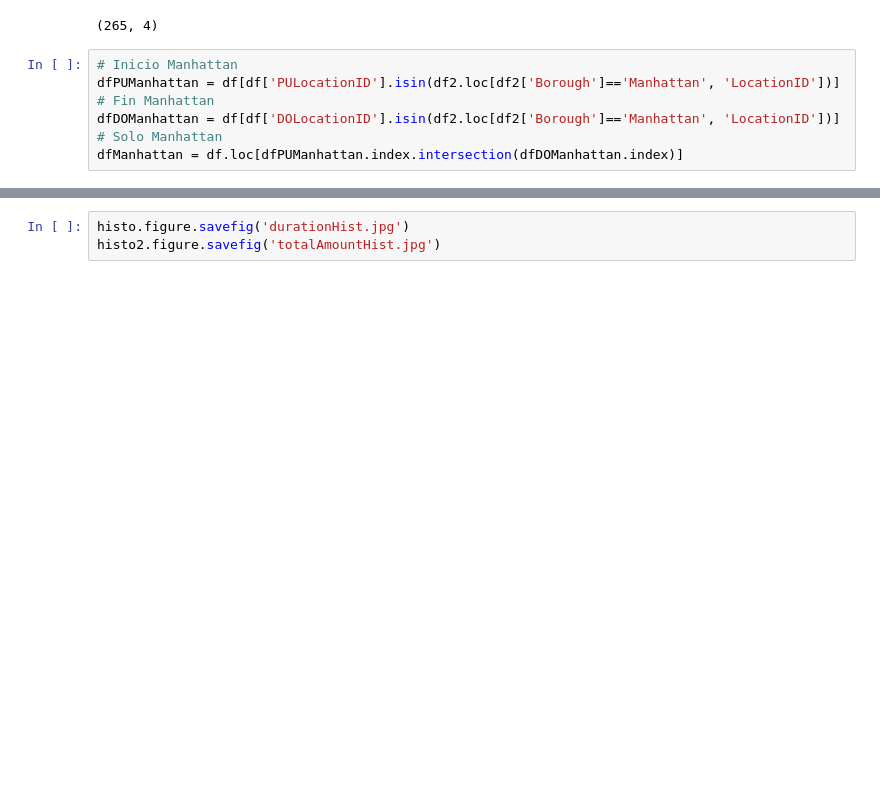
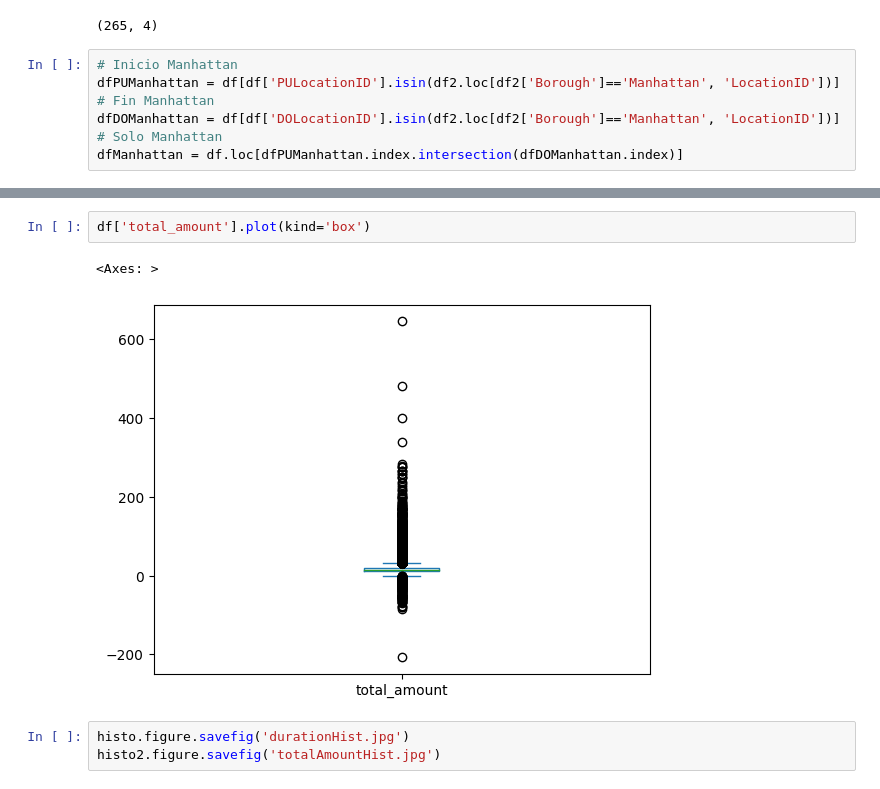
Before and after one commit to AbeRodz/Machine-learning, a Jupyter notebook: AnalisisJP1.ipynb, the cells around one changed output, grey strips where cells are left out. Drawn from its saved outputs; the diff is of its cells as text; blank space fills up the shorter version.

```diff
--- a/AnalisisJP1.ipynb
+++ b/AnalisisJP1.ipynb
@@ -121,3 +121,8 @@ histo2.set(title='Histograma del pago total de los viajes')
+# %%
+df['total_amount'].plot(kind='box')
+# %% [output]
+<Axes: >
+[figure, added]
 # %%
 histo.figure.savefig('durationHist.jpg')
 histo2.figure.savefig('totalAmountHist.jpg')
```
Also changed, not shown: parts of 6 cells of this notebook.
